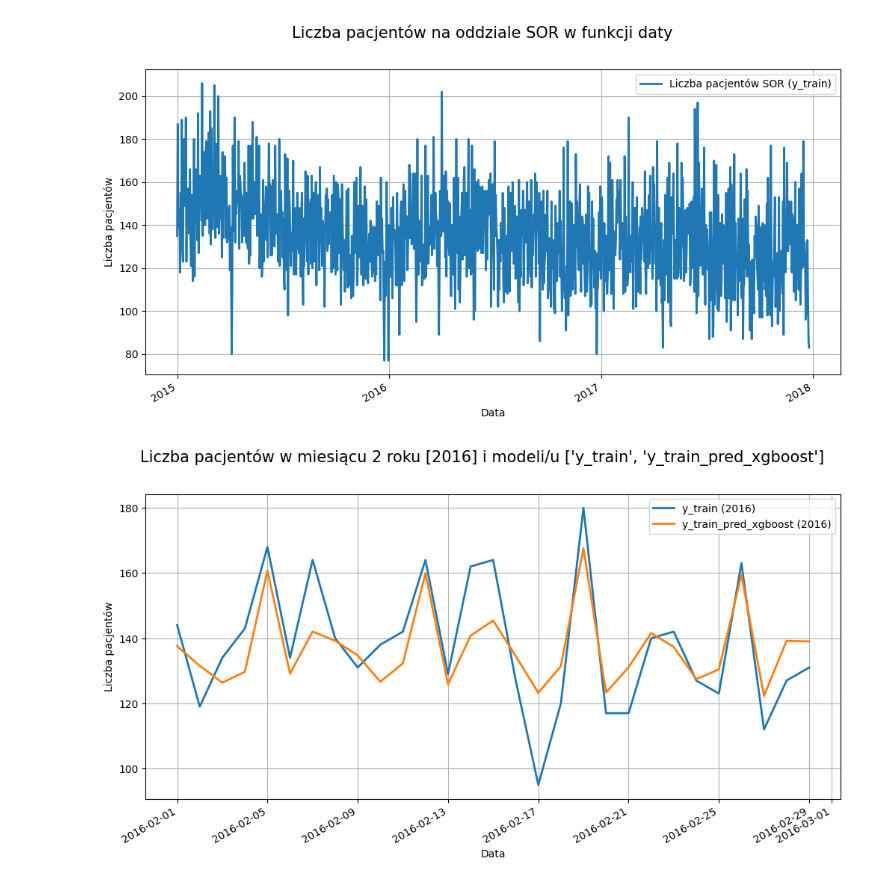
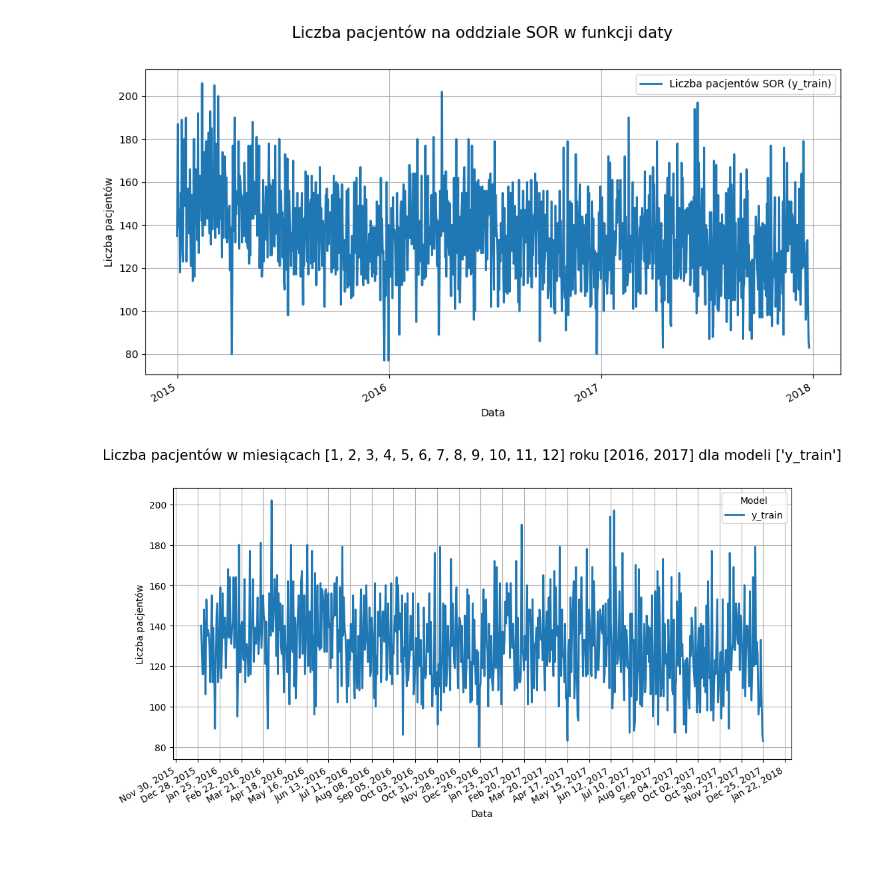
Before and after one commit to Nekq1601/Jupyter_SOR, a Jupyter notebook: Praktyki_SOR.ipynb, the cells around one changed output. Saved outputs shown, nothing was run; the diff lists cells and outputs as text; code cells hidden in the pictures; blank space fills up the shorter version.

Commit message:
Improvement of plotMonthCounts() function

```diff
--- a/Praktyki_SOR.ipynb
+++ b/Praktyki_SOR.ipynb
@@ -61,22 +61,39 @@ fig.autofmt_xdate()
 #plt.show()
 # %% [output]
 [figure]
-# %%
-def plotMonthCounts(month,years,columns):
-    filtered_data = dfsor[dfsor['date'].dt.month==month]
-    filtered_data = filtered_data[filtered_data['date'].dt.year.isin(years)]
-    fig, ax = plt.subplots(figsize=(12, 6))
-    for column in columns:
-        for year in years:
-            data_for_year = filtered_data[filtered_data['date'].dt.year == year]
-            ax.plot(data_for_year['date'], data_for_year[column], lw=2, label=f"{column} ({year})")
-    ax.set_xlabel("Data")
-    ax.set_ylabel("Liczba pacjentów")
-    ax.legend()
-    ax.grid(True)
-    fig.suptitle(f"Liczba pacjentów w miesiącu {month} roku {years} i modeli/u {columns}", fontsize=15)
-    fig.autofmt_xdate()
-    plt.show()
-plotMonthCounts(month=2, years=[2016], columns=["y_train", "y_train_pred_xgboost"])
-# %% [output]
-[figure, removed]
+# %%
+def plotMonthCounts(months, years, columns):
+    filtered_data = dfsor[dfsor['date'].dt.month.isin(months)]
+    filtered_data = filtered_data[filtered_data['date'].dt.year.isin(years)]
+
+    fig, ax = plt.subplots(figsize=(12, 6))
+
+    for column in columns:
+        combined_data = []
+        for year in years:
+            data_for_year = filtered_data[filtered_data['date'].dt.year == year]
+            combined_data.append(data_for_year[['date', column]])
+
+        combined_data = pd.concat(combined_data)
+        ax.plot(combined_data['date'], combined_data[column], lw=2, label=f"{column}")
+
+    first_mondays = mdates.WeekdayLocator(byweekday=mdates.MONDAY, interval=4)
+    ax.xaxis.set_major_locator(first_mondays)
+    ax.xaxis.set_major_formatter(mdates.DateFormatter('%b %d, %Y'))
+
+    ax.set_xlabel("Data")
+    ax.set_ylabel("Liczba pacjentów")
+
+    handles, labels = ax.get_legend_handles_labels()
+    unique_labels = list(dict.fromkeys(labels))
+    ax.legend(handles[:len(columns)], unique_labels, title="Model")
+
+    ax.grid(True)
+
+    fig.suptitle(f"Liczba pacjentów w miesiącach {months} roku {years} dla modeli/u {columns}", fontsize=15)
+    fig.autofmt_xdate()
+    plt.show()
+# %%
+plotMonthCounts(months=list(range(1, 13)), years=[2016, 2017], columns=["y_train"])
+# %% [output]
+[figure, added]
```
Also changed, not shown: parts of 1 cell of this notebook.
